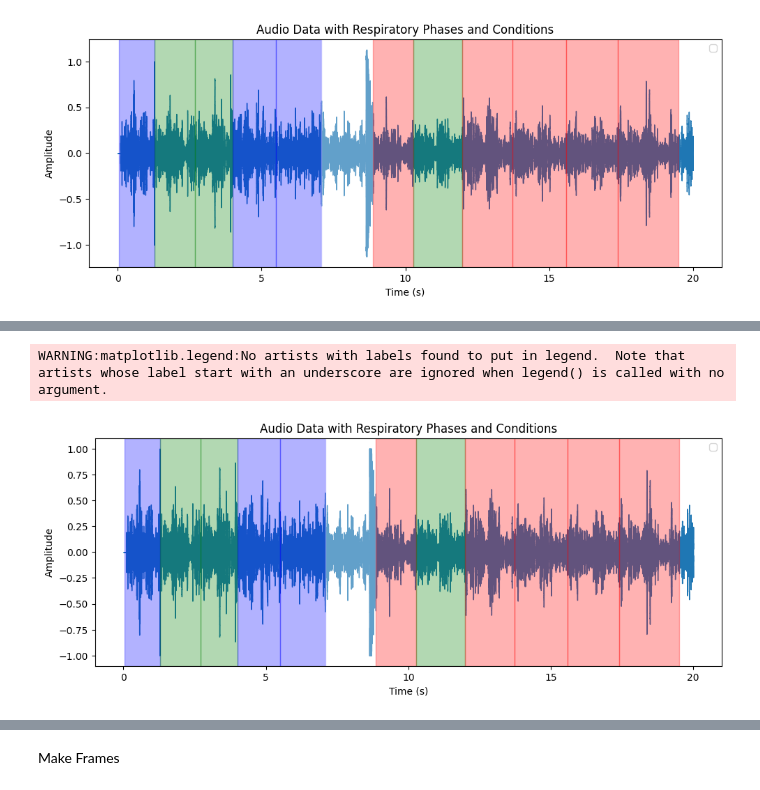
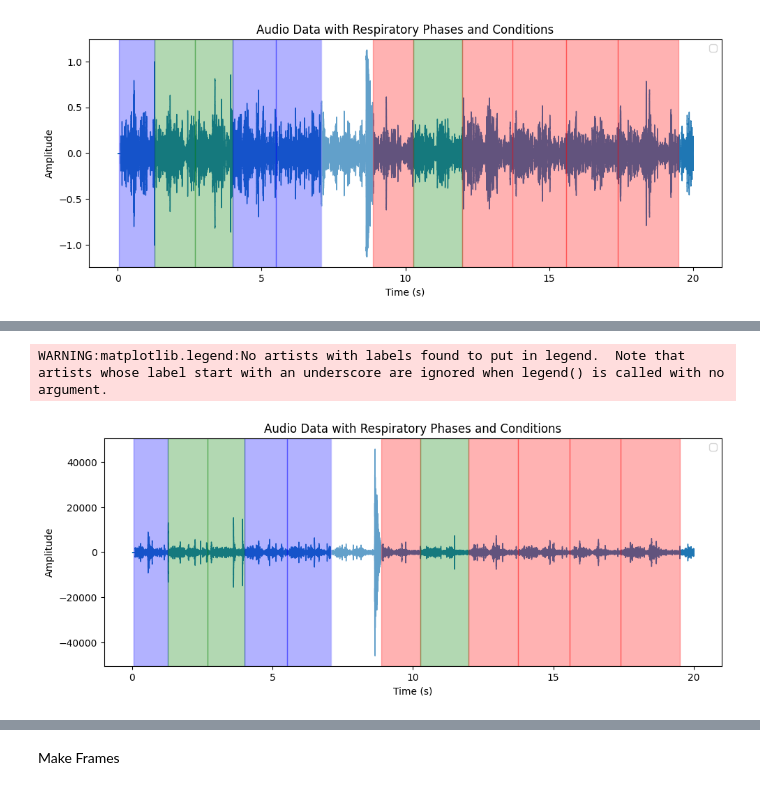
Before and after one commit to team-Sogaksa/Respiratory_CL, a Jupyter notebook: data/icbhi_data_eda.ipynb, the cells around one changed output, grey strips where cells are left out. Cells and saved outputs as stored; diff of their text form; code cells hidden in the pictures.

```diff
--- a/data/icbhi_data_eda.ipynb
+++ b/data/icbhi_data_eda.ipynb
@@ -115,36 +199,40 @@ WARNING:matplotlib.legend:No artists with labels found to put in legend.  Note t
 # %%
-y2, sr2 = librosa.load(wav_file_path, sr=None)  # y는 오디오 신호, sr은 샘플링 레이트
+# 오디오 파일 로딩
+wav_file_path = '/content/drive/MyDrive/AIFFEL_THON/ICBHI_final_database/178_1b2_Lr_mc_AKGC417L.wav'  # 오디오 파일 경로
+y2, sr = librosa.load(wav_file_path, sr=4000)  # y는 오디오 신호, sr은 샘플링 레이트
+audio = y * (2 ** 15 - 1) / np.max(np.abs(y))
+y2 = butter_bandpass_filter(audio, 100,520, sr, 3)
 
 # 파형 시각화
 plt.figure(figsize=(10, 4))
-librosa.display.waveshow(y2, sr=sr2)
+librosa.display.waveshow(y2, sr=sr)
 plt.xlabel('Time (s)')
 plt.ylabel('Amplitude')
 plt.tight_layout()
 
 # 데이터를 순회하며 각 구간에 대한 사각형 영역 표시
 for entry in data_list:
     start = entry["Beginning of respiratory"]
     end = entry["End of respiratory"]
     crackles = entry["crackles"]
     wheezes = entry["wheezes"]
 
     # 색상 결정
     if crackles and wheezes:
         color = 'green'  # 둘 다 1일 경우
     elif crackles:
         color = 'red'  # crackles만 1일 경우
     elif wheezes:
         color = 'blue'  # wheezes만 1일 경우
     else:
         color = 'white'  # 둘 다 0일 경우 (여기서는 예시로 추가함)
 
     # 사각형 영역 표시
     plt.axvspan(start, end, color=color, alpha=0.3)
 
 plt.legend()
 plt.title('Audio Data with Respiratory Phases and Conditions')
 plt.show()
 # %% [output]
 WARNING:matplotlib.legend:No artists with labels found to put in legend.  Note that artists whose label start with an underscore are ignored when legend() is called with no argument.
-[figure, old version]
+[figure, new version]
```
Also changed, not shown: parts of 10 cells of this notebook.
